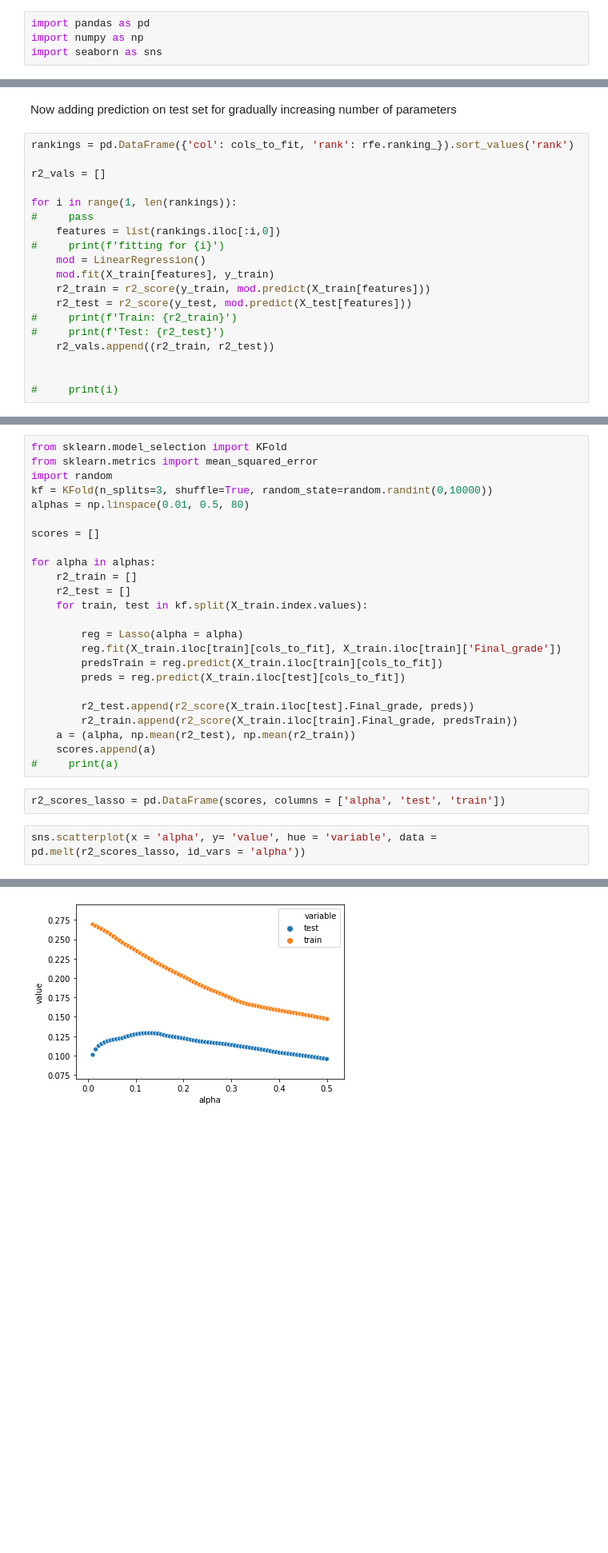
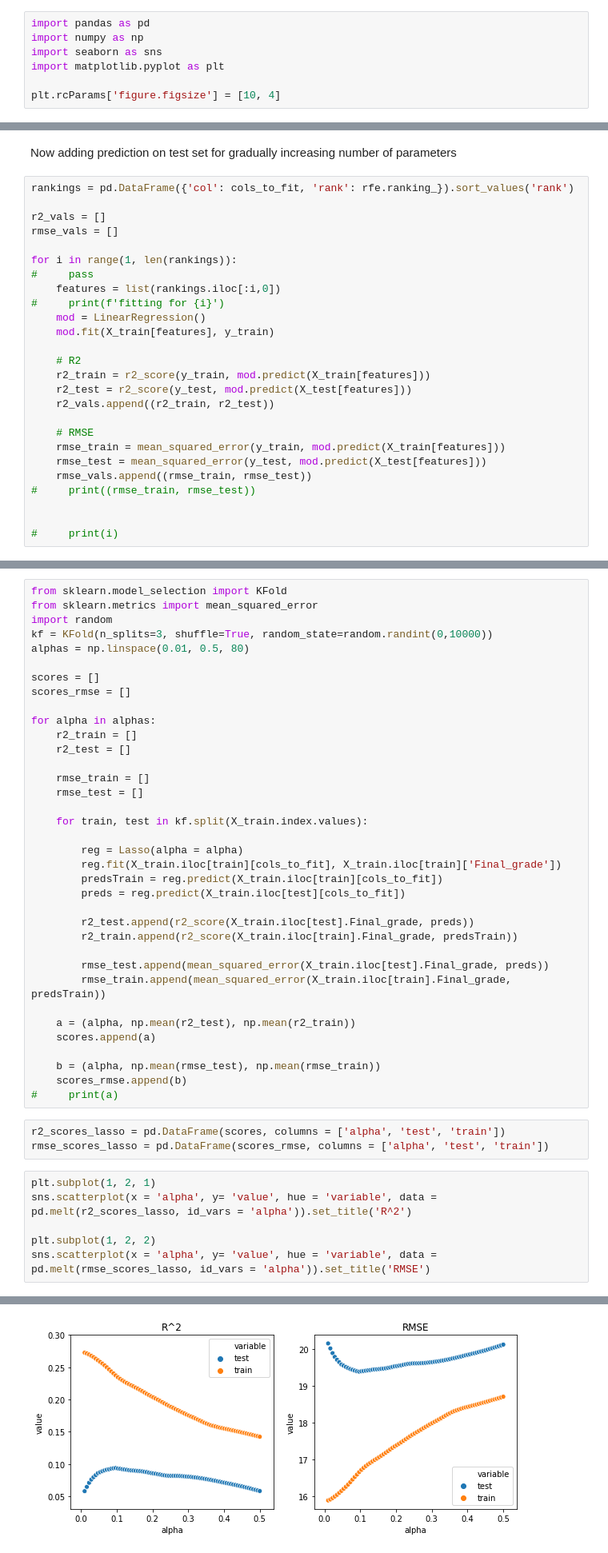
Before and after one commit to bugraefendi/ML-Grades, a Jupyter notebook: Modeling.ipynb, the cells around one changed output, grey strips where cells are left out. Shown: that part at 80% size. Saved outputs shown, nothing was run; the diff lists cells and outputs as text; blank space fills up the shorter version.

```diff
--- a/Modeling.ipynb
+++ b/Modeling.ipynb
@@ -2,6 +2,9 @@
 import pandas as pd
 import numpy as np
 import seaborn as sns
+import matplotlib.pyplot as plt
+
+plt.rcParams['figure.figsize'] = [10, 4]
 # %%
 df = pd.read_csv('data/to_model.csv', index_col = 0)
 # %%
@@ -402,6 +387,7 @@ Now adding prediction on test set for gradually increasing number of parameters
 rankings = pd.DataFrame({'col': cols_to_fit, 'rank': rfe.ranking_}).sort_values('rank')
 
 r2_vals = []
+rmse_vals = []
 
 for i in range(1, len(rankings)):
 #     pass
@@ -409,11 +395,17 @@ for i in range(1, len(rankings)):
 #     print(f'fitting for {i}')
     mod = LinearRegression()
     mod.fit(X_train[features], y_train)
+
+    # R2
     r2_train = r2_score(y_train, mod.predict(X_train[features]))
     r2_test = r2_score(y_test, mod.predict(X_test[features]))
-#     print(f'Train: {r2_train}')
-#     print(f'Test: {r2_test}')
     r2_vals.append((r2_train, r2_test))
+
+    # RMSE
+    rmse_train = mean_squared_error(y_train, mod.predict(X_train[features]))
+    rmse_test = mean_squared_error(y_test, mod.predict(X_test[features]))
+    rmse_vals.append((rmse_train, rmse_test))
+#     print((rmse_train, rmse_test))
 
 
 #     print(i)
@@ -518,10 +506,15 @@ kf = KFold(n_splits=3, shuffle=True, random_state=random.randint(0,10000))
 alphas = np.linspace(0.01, 0.5, 80)
 
 scores = []
+scores_rmse = []
 
 for alpha in alphas:
     r2_train = []
     r2_test = []
+
+    rmse_train = []
+    rmse_test = []
+
     for train, test in kf.split(X_train.index.values):
 
         reg = Lasso(alpha = alpha)
@@ -531,11 +524,23 @@ for alpha in alphas:
 
         r2_test.append(r2_score(X_train.iloc[test].Final_grade, preds))
         r2_train.append(r2_score(X_train.iloc[train].Final_grade, predsTrain))
+
+        rmse_test.append(mean_squared_error(X_train.iloc[test].Final_grade, preds))
+        rmse_train.append(mean_squared_error(X_train.iloc[train].Final_grade, predsTrain))
+
     a = (alpha, np.mean(r2_test), np.mean(r2_train))
     scores.append(a)
+
+    b = (alpha, np.mean(rmse_test), np.mean(rmse_train))
+    scores_rmse.append(b)
 #     print(a)
 # %%
 r2_scores_lasso = pd.DataFrame(scores, columns = ['alpha', 'test', 'train'])
+rmse_scores_lasso = pd.DataFrame(scores_rmse, columns = ['alpha', 'test', 'train'])
 # %%
-sns.scatterplot(x = 'alpha', y= 'value', hue = 'variable', data = pd.melt(r2_scores_lasso, id_vars = 'alpha'))
+plt.subplot(1, 2, 1)
+sns.scatterplot(x = 'alpha', y= 'value', hue = 'variable', data = pd.melt(r2_scores_lasso, id_vars = 'alpha')).set_title('R^2')
+
+plt.subplot(1, 2, 2)
+sns.scatterplot(x = 'alpha', y= 'value', hue = 'variable', data = pd.melt(rmse_scores_lasso, id_vars = 'alpha')).set_title('RMSE')
 # %% [output]
@@ -543,4 +548,4 @@ sns.scatterplot(x = 'alpha', y= 'value', hue = 'variable', data = pd.melt(r2_sco
-[figure, old version]
+[figure, new version]
 # %% [markdown]
 Alpha around 0.1-0.2 seems correct. The score is dropping very slowly, so to obtain parsimonious model I have used alpha = 0.2
 # %%
```
Also changed, not shown: parts of 32 cells of this notebook.
